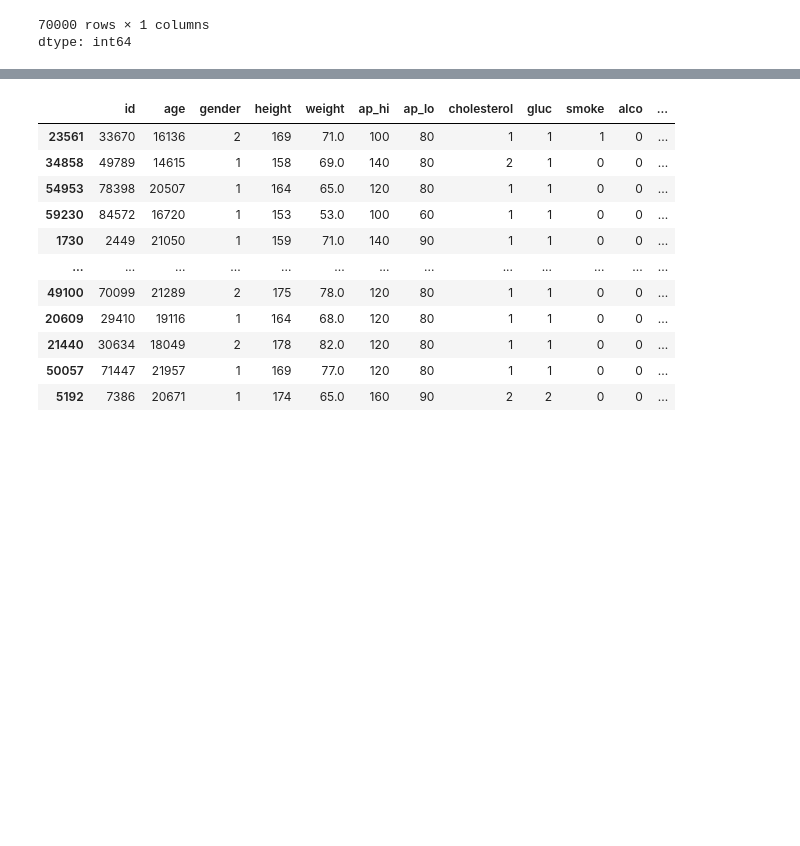
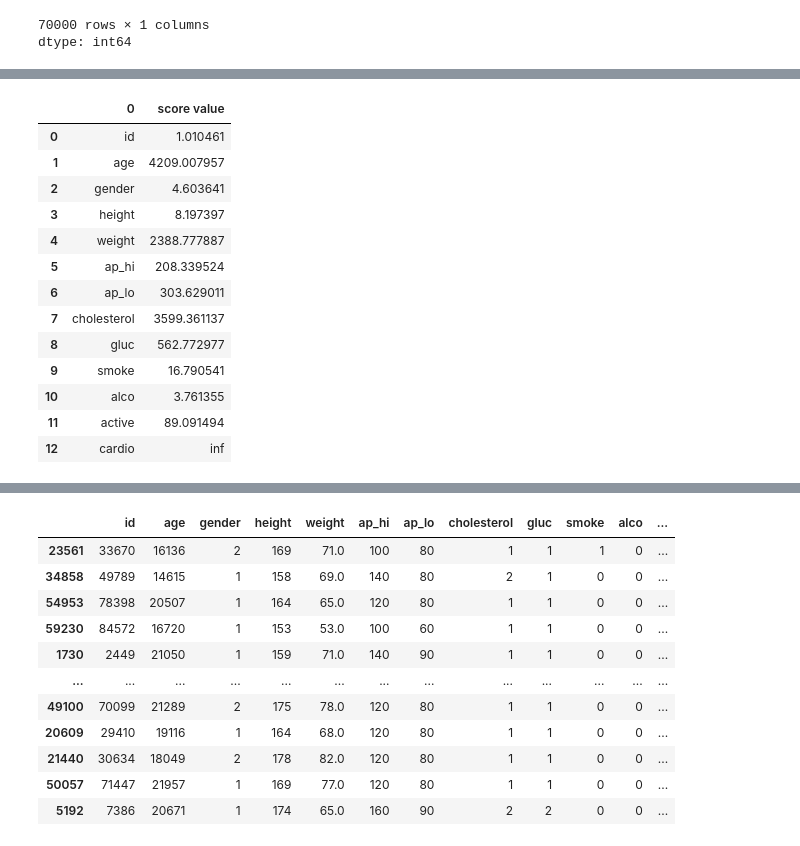
Before and after one commit to anikaemo/PythonLearning, a Jupyter notebook: CardioVascularDiseaseFI.ipynb, the cells around one changed output, grey strips where cells are left out. Cells and saved outputs as stored; diff of their text form; code cells hidden in the pictures; blank space fills up the shorter version.

```diff
--- a/CardioVascularDiseaseFI.ipynb
+++ b/CardioVascularDiseaseFI.ipynb
@@ -199,0 +210,3 @@ dtype: int64
+# %%
+ SCORE_COL = pd.DataFrame(FIT_FEATURE.scores_, columns=['score value'])
+ SCORE_COL
@@ -199,0 +228,3 @@ dtype: int64
+# %%
+NAME_COL = pd.DataFrame(x.columns)
+NAME_COL
@@ -199,0 +246,18 @@ dtype: int64
+# %%
+top_feature = pd.concat([NAME_COL, SCORE_COL], axis=1)
+top_feature
+# %% [output]
+|  | 0 | score value |
+| 0 | id | 1.010461 |
+| 1 | age | 4209.007957 |
+| 2 | gender | 4.603641 |
+| 3 | height | 8.197397 |
+| 4 | weight | 2388.777887 |
+| 5 | ap_hi | 208.339524 |
+| 6 | ap_lo | 303.629011 |
+| 7 | cholesterol | 3599.361137 |
+| 8 | gluc | 562.772977 |
+| 9 | smoke | 16.790541 |
+| 10 | alco | 3.761355 |
+| 11 | active | 89.091494 |
+| 12 | cardio | inf |
```
Also changed, not shown: parts of 9 cells of this notebook.
